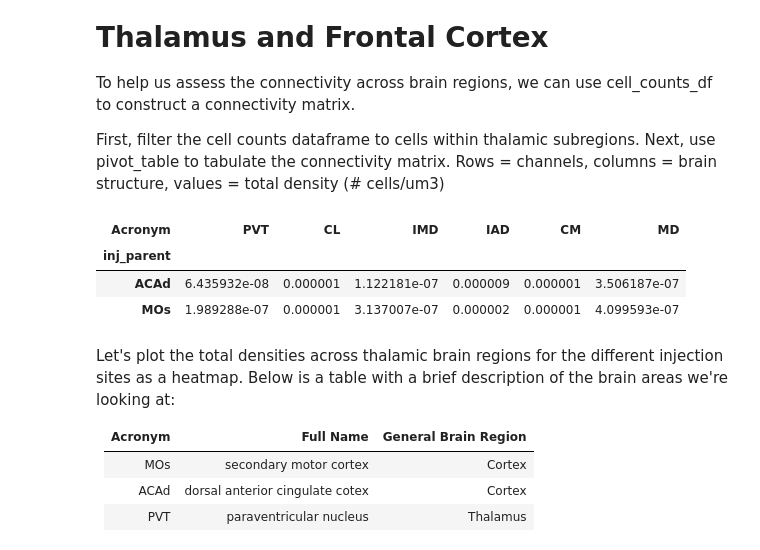
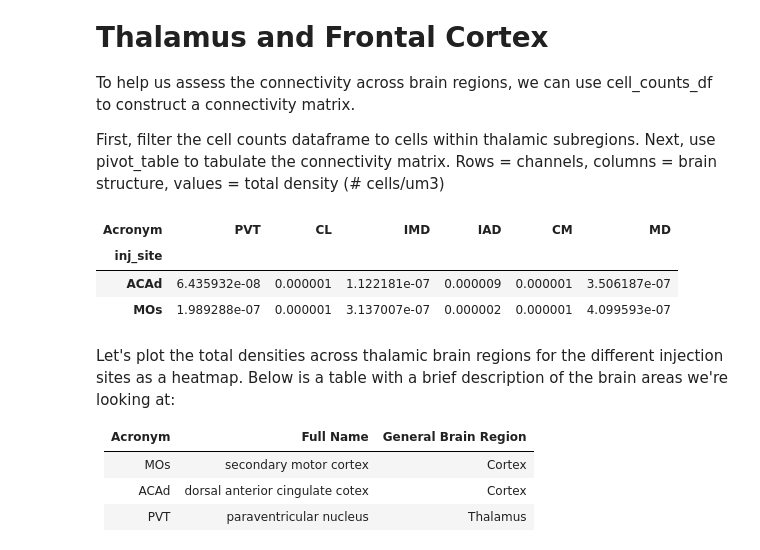
Before and after one commit to leesuyee/mesoscale-connectivity-tutorial, a Jupyter notebook: mesoscale_connectivity_coding_activity.ipynb, the cells around one changed output. Saved outputs shown, nothing was run; the diff lists cells and outputs as text; code cells hidden in the pictures.

```diff
--- a/mesoscale_connectivity_coding_activity.ipynb
+++ b/mesoscale_connectivity_coding_activity.ipynb
@@ -648,20 +657,20 @@ First, filter the cell counts dataframe to cells within thalamic subregions.  Ne
 # %%
 # thalamic subregions of interest
 roiList = ["PVT", "CL", "IMD", "IAD", "CM", "MD"]
 
 # filter the df for cells within the roiList
 filtered_cell_counts_df = cell_counts_df[cell_counts_df["Acronym"].isin(roiList)]
 
-conn_mat = filtered_cell_counts_df.pivot_table(index = "inj_parent",
+conn_mat = filtered_cell_counts_df.pivot_table(index = "inj_site",
                                       columns = "Acronym",
                                       values = "Total_Density")
 
 # Reorder the columns based on the roiList order
 conn_mat = conn_mat[roiList]
 conn_mat
 # %% [output]
 | Acronym | PVT | CL | IMD | IAD | CM | MD |
-| inj_parent |  |  |  |  |  |  |
+| inj_site |  |  |  |  |  |  |
 | ACAd | 6.435932e-08 | 0.000001 | 1.122181e-07 | 0.000009 | 0.000001 | 3.506187e-07 |
 | MOs | 1.989288e-07 | 0.000001 | 3.137007e-07 | 0.000002 | 0.000001 | 4.099593e-07 |
 # %% [markdown]
```
Also changed, not shown: parts of 12 cells of this notebook.
